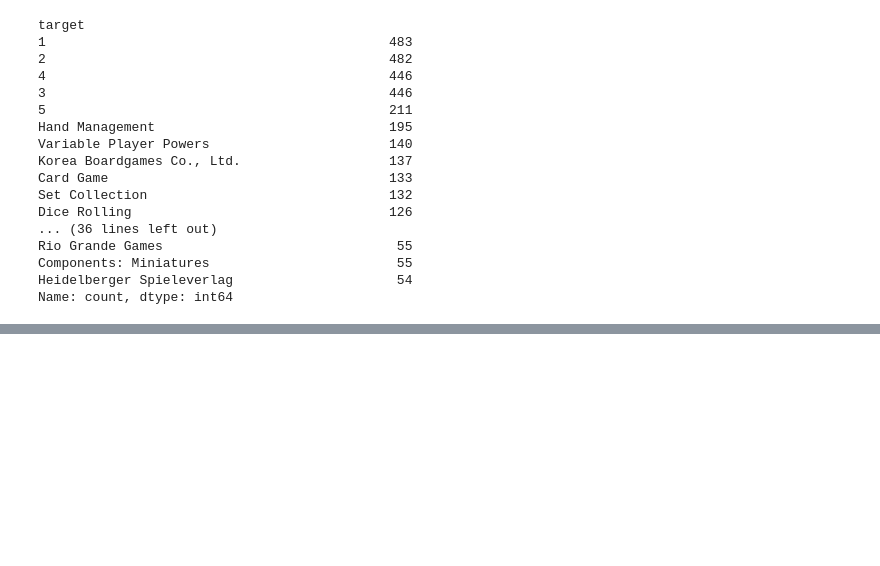
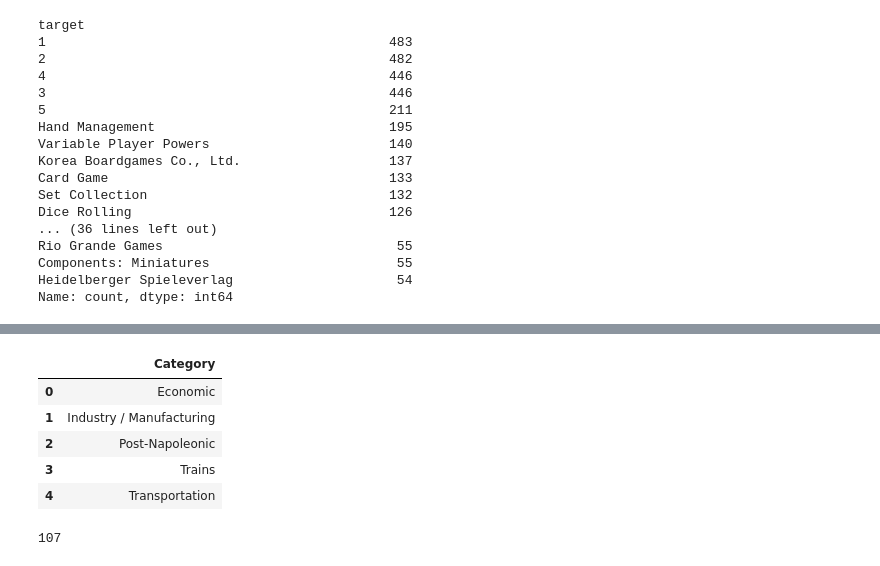
Before and after one commit to c-macmillan/BoardGameRecommender, a Jupyter notebook: notebooks/preprocess.ipynb, the cells around one changed output, grey strips where cells are left out. Saved outputs shown, nothing was run; the diff lists cells and outputs as text; code cells hidden in the pictures; blank space fills up the shorter version.

```diff
--- a/notebooks/preprocess.ipynb
+++ b/notebooks/preprocess.ipynb
@@ -399,3 +399,10 @@ Rio Grande Games                              55
 Components: Miniatures                        55
 Heidelberger Spieleverlag                     54
 Name: count, dtype: int64
+# %%
+cats = pd.read_csv("../data/processed/Category_node_processed.csv")
+mechs = pd.read_csv("../data/processed/Mechanic_node_processed.csv")
+fams = pd.read_csv("../data/processed/Family_node_processed.csv")
+games = pd.read_csv("../data/processed/Game_node_processed.csv")
+persons = pd.read_csv("../data/processed/Person_node_processed.csv")
+company = pd.read_csv("../data/processed/Company_node_processed.csv")
@@ -401,0 +452,13 @@ Name: count, dtype: int64
+# %%
+cats.head()
+# %% [output]
+|  | Category |
+| 0 | Economic |
+| 1 | Industry / Manufacturing |
+| 2 | Post-Napoleonic |
+| 3 | Trains |
+| 4 | Transportation |
+# %%
+len(mechs)
+# %% [output]
+107
```
Also changed, not shown: parts of 4 cells of this notebook, 3 other files.
